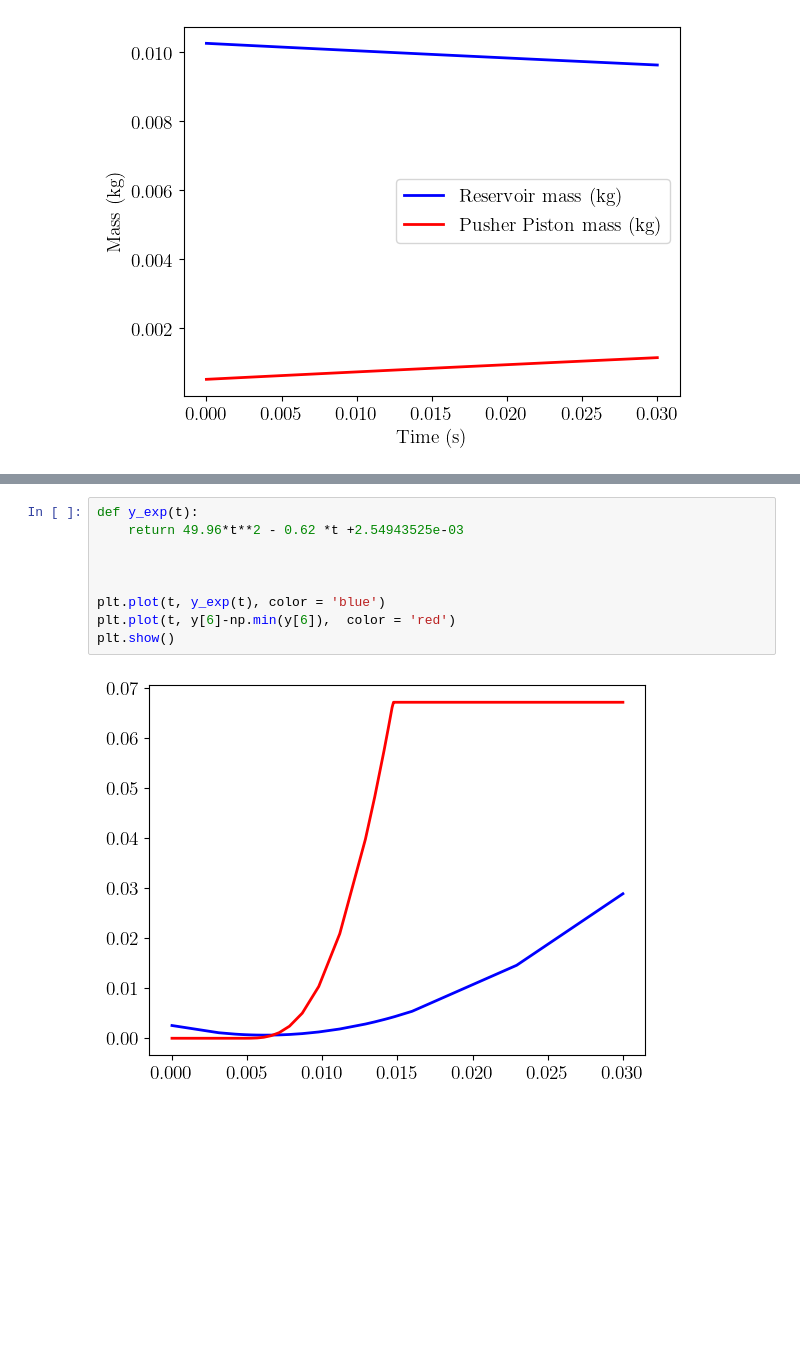
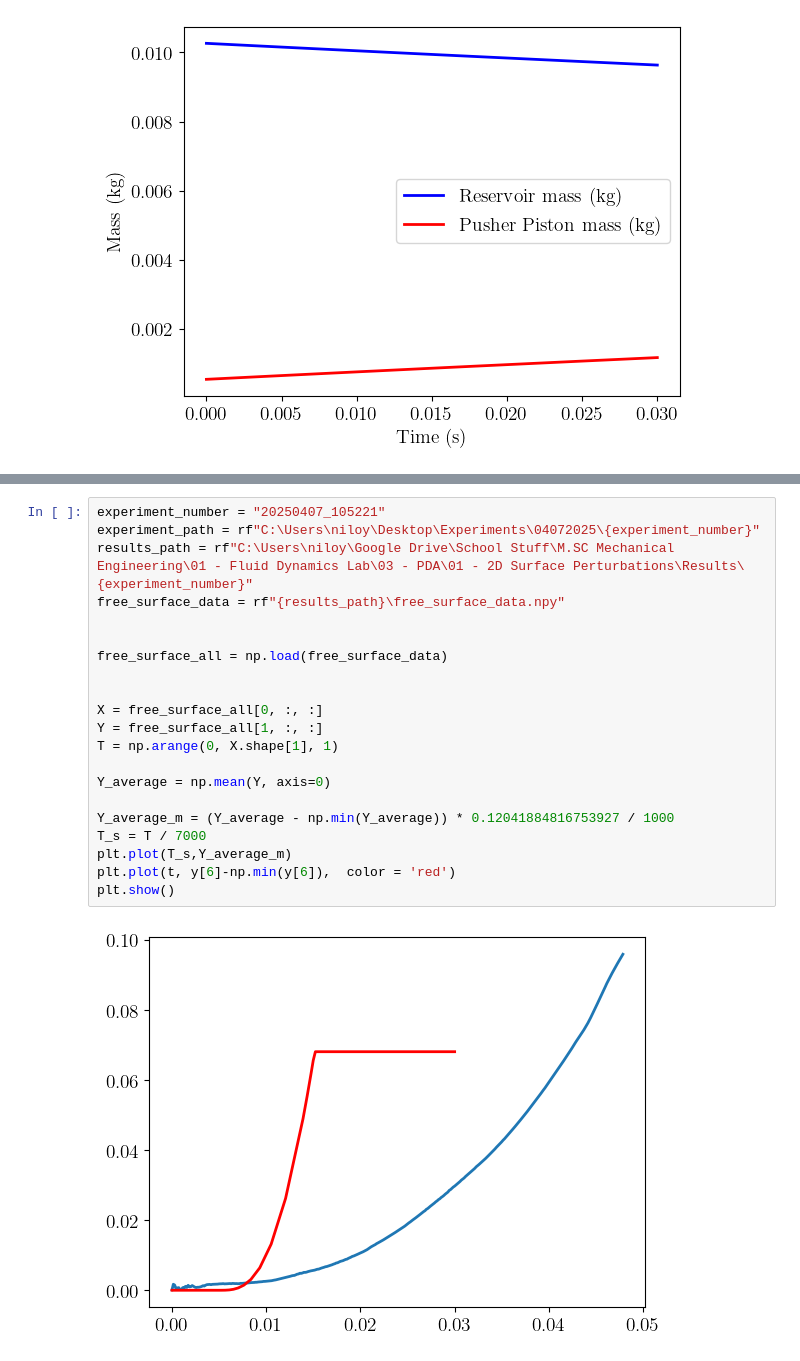
Before and after one commit to Niloy30/2D_Jet_Study, a Jupyter notebook: gas_discharge_model.ipynb, the cells around one changed output, grey strips where cells are left out. Saved outputs shown, nothing was run; the diff lists cells and outputs as text; blank space fills up the shorter version.

```diff
--- a/gas_discharge_model.ipynb
+++ b/gas_discharge_model.ipynb
@@ -158,11 +158,23 @@ plt.show()
-# %%
-def y_exp(t):
-    return 49.96*t**2 - 0.62 *t +2.54943525e-03
-
-
-
-plt.plot(t, y_exp(t), color = 'blue')
-plt.plot(t, y[6]-np.min(y[6]),  color = 'red')
-plt.show()
-# %% [output]
-[figure, removed]
+# %%
+experiment_number = "20250407_105221"
+experiment_path = rf"C:\Users\niloy\Desktop\Experiments\04072025\{experiment_number}"
+results_path = rf"C:\Users\niloy\Google Drive\School Stuff\M.SC Mechanical Engineering\01 - Fluid Dynamics Lab\03 - PDA\01 - 2D Surface Perturbations\Results\{experiment_number}"
+free_surface_data = rf"{results_path}\free_surface_data.npy"
+
+
+free_surface_all = np.load(free_surface_data)
+
+
+X = free_surface_all[0, :, :]
+Y = free_surface_all[1, :, :]
+T = np.arange(0, X.shape[1], 1)
+
+Y_average = np.mean(Y, axis=0)
+
+Y_average_m = (Y_average - np.min(Y_average)) * 0.12041884816753927 / 1000
+T_s = T / 7000
+plt.plot(T_s,Y_average_m)
+plt.plot(t, y[6]-np.min(y[6]),  color = 'red')
+plt.show()
+# %% [output]
+[figure, added]
```
Also changed, not shown: parts of 2 cells of this notebook, 12 other files.
